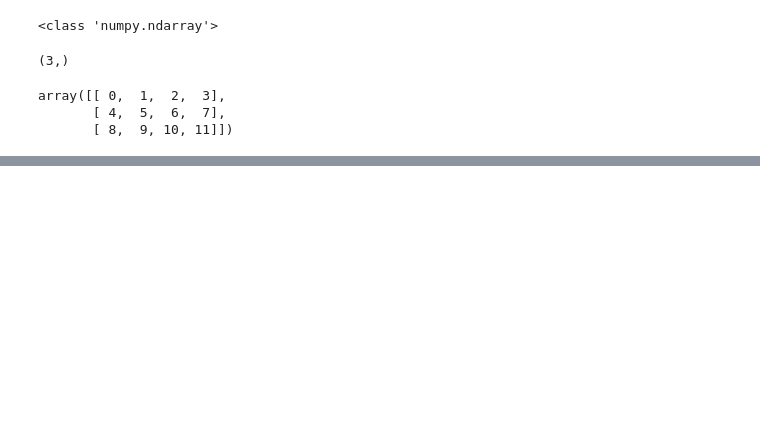
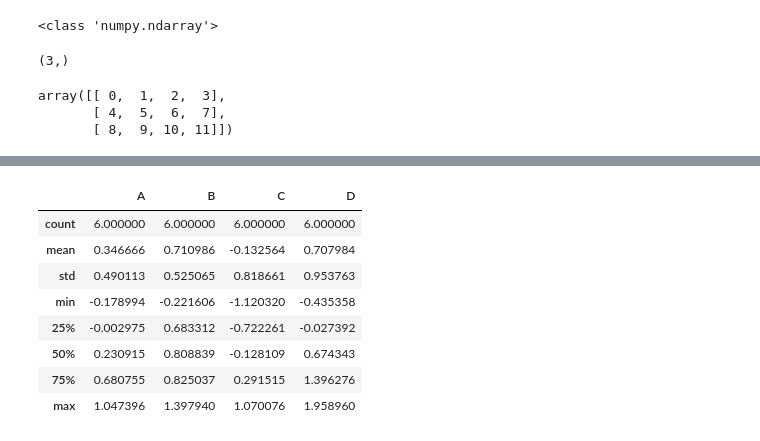
Before and after one commit to aditya65489-sketch/python_practice, a Jupyter notebook: numpy.ipynb, the cells around one changed output, grey strips where cells are left out. Drawn from its saved outputs; the diff is of its cells as text; code cells hidden in the pictures; blank space fills up the shorter version.

```diff
--- a/numpy.ipynb
+++ b/numpy.ipynb
@@ -18,0 +30,3 @@ array([[ 0,  1,  2,  3],
+# %%
+df = pd.DataFrame(np.random.randn(6,4), index=list(range(6)),columns=list('ABCD'))
+df
@@ -18,0 +41,12 @@ array([[ 0,  1,  2,  3],
+# %%
+df.describe()
+# %% [output]
+|  | A | B | C | D |
+| count | 6.000000 | 6.000000 | 6.000000 | 6.000000 |
+| mean | 0.346666 | 0.710986 | -0.132564 | 0.707984 |
+| std | 0.490113 | 0.525065 | 0.818661 | 0.953763 |
+| min | -0.178994 | -0.221606 | -1.120320 | -0.435358 |
+| 25% | -0.002975 | 0.683312 | -0.722261 | -0.027392 |
+| 50% | 0.230915 | 0.808839 | -0.128109 | 0.674343 |
+| 75% | 0.680755 | 0.825037 | 0.291515 | 1.396276 |
+| max | 1.047396 | 1.397940 | 1.070076 | 1.958960 |
```
Also changed, not shown: parts of 42 cells of this notebook.
